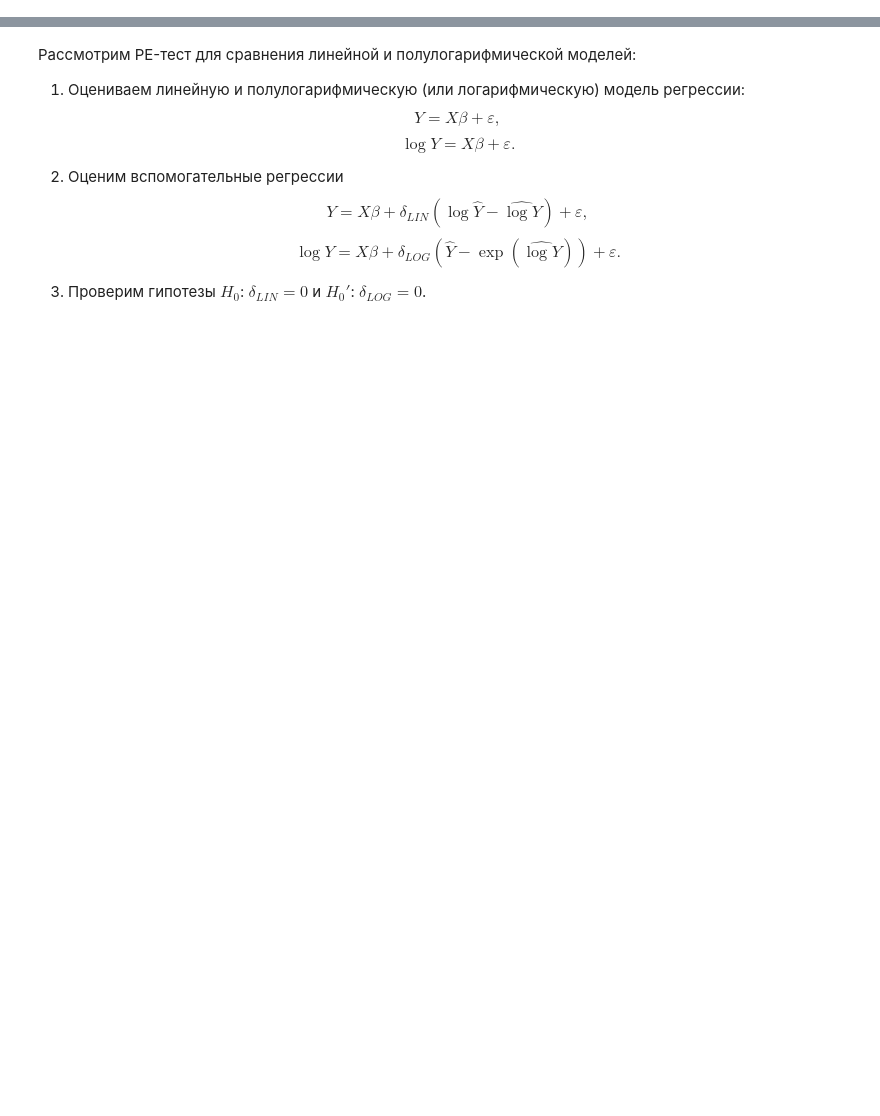
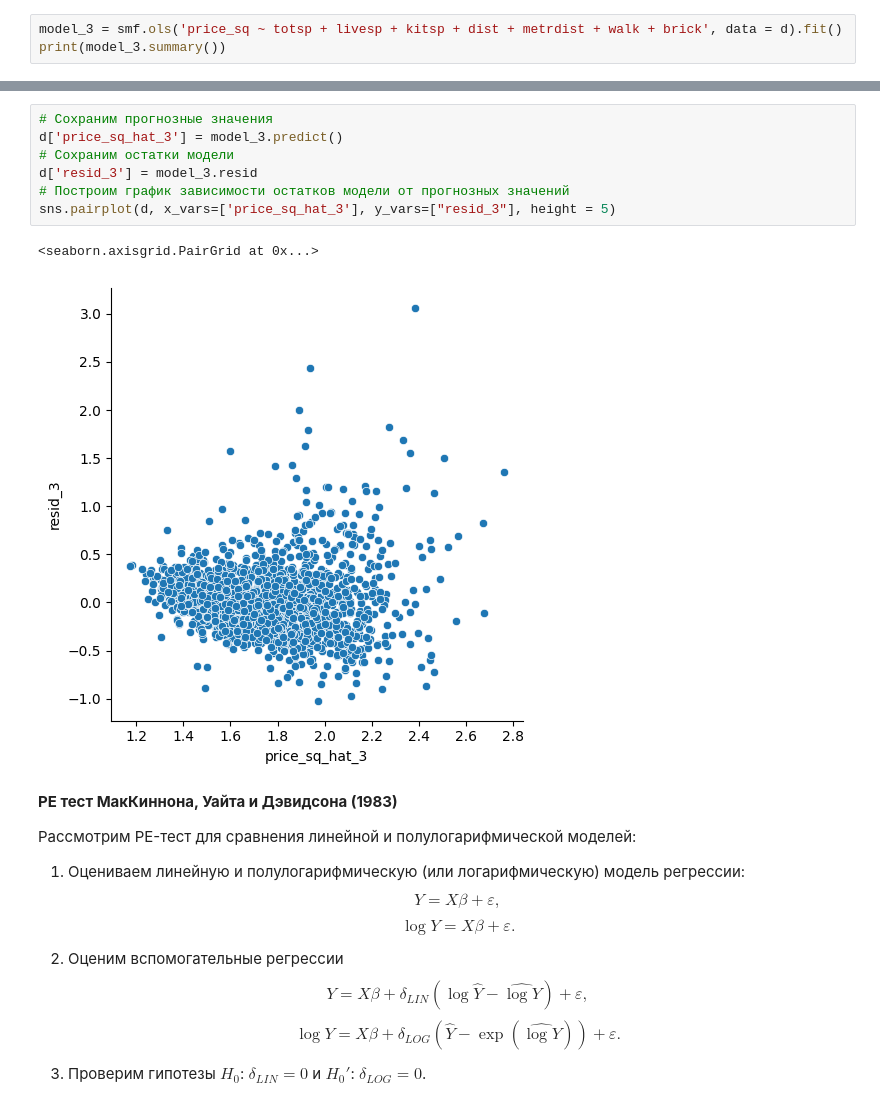
Before and after one commit to pvpogorelova/metrics_24_25, a Jupyter notebook: sem_13.ipynb, the cells around one changed output, grey strips where cells are left out. Drawn from its saved outputs; the diff is of its cells as text; blank space fills up the shorter version.

```diff
--- a/sem_13.ipynb
+++ b/sem_13.ipynb
@@ -74,0 +180,3 @@ print(statsmodels.stats.diagnostic.compare_j(model_1, model_2))
+# %%
+model_3 = smf.ols('price_sq ~ totsp + livesp + kitsp + dist + metrdist + walk + brick', data = d).fit()
+print(model_3.summary())
@@ -75,4 +201,16 @@ print(statsmodels.stats.diagnostic.compare_j(model_1, model_2))
+# %%
+# Сохраним прогнозные значения
+d['price_sq_hat_3'] = model_3.predict()
+# Сохраним остатки модели
+d['resid_3'] = model_3.resid
+# Построим график зависимости остатков модели от прогнозных значений
+sns.pairplot(d, x_vars=['price_sq_hat_3'], y_vars=["resid_3"], height = 5)
+# %% [output]
+<seaborn.axisgrid.PairGrid at 0x...>
+[figure, added]
 # %% [markdown]
+**PE тест МакКиннона, Уайта и Дэвидсона (1983)**
+
 Рассмотрим PE-тест для сравнения линейной и полулогарифмической моделей:
 
 1) Оцениваем линейную и полулогарифмическую (или логарифмическую) модель регрессии:
```
Also changed, not shown: parts of 24 cells of this notebook.
